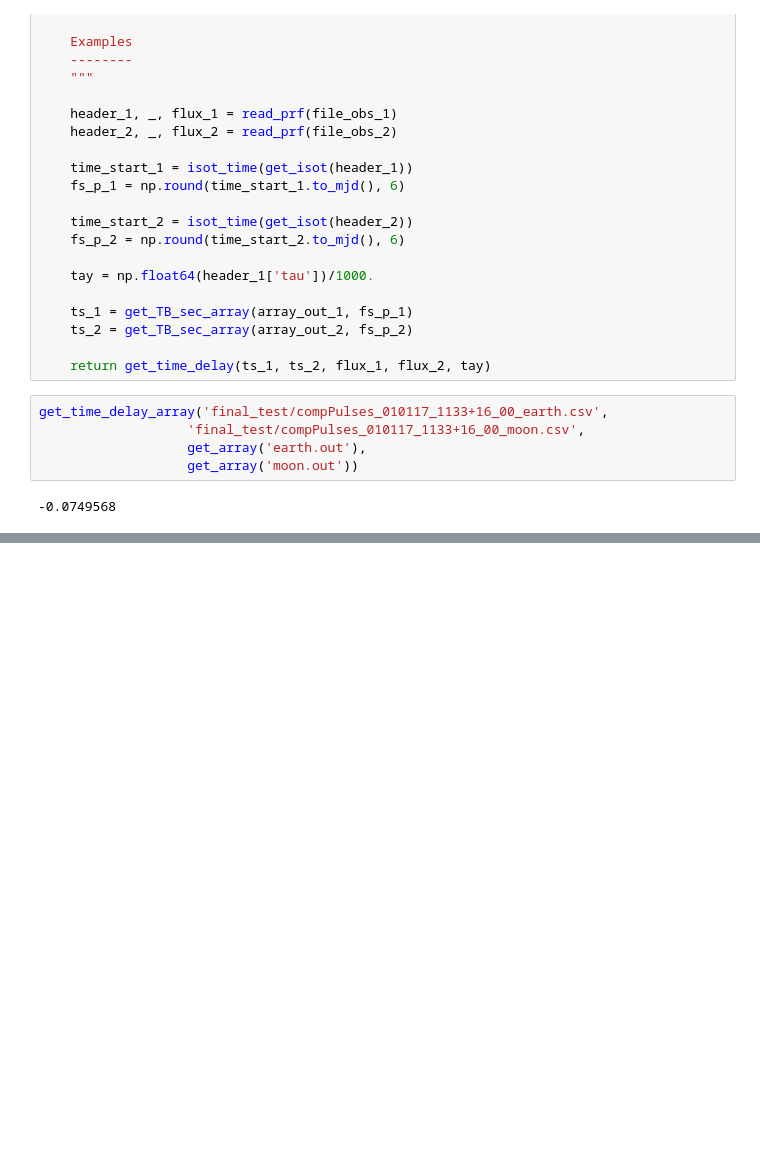
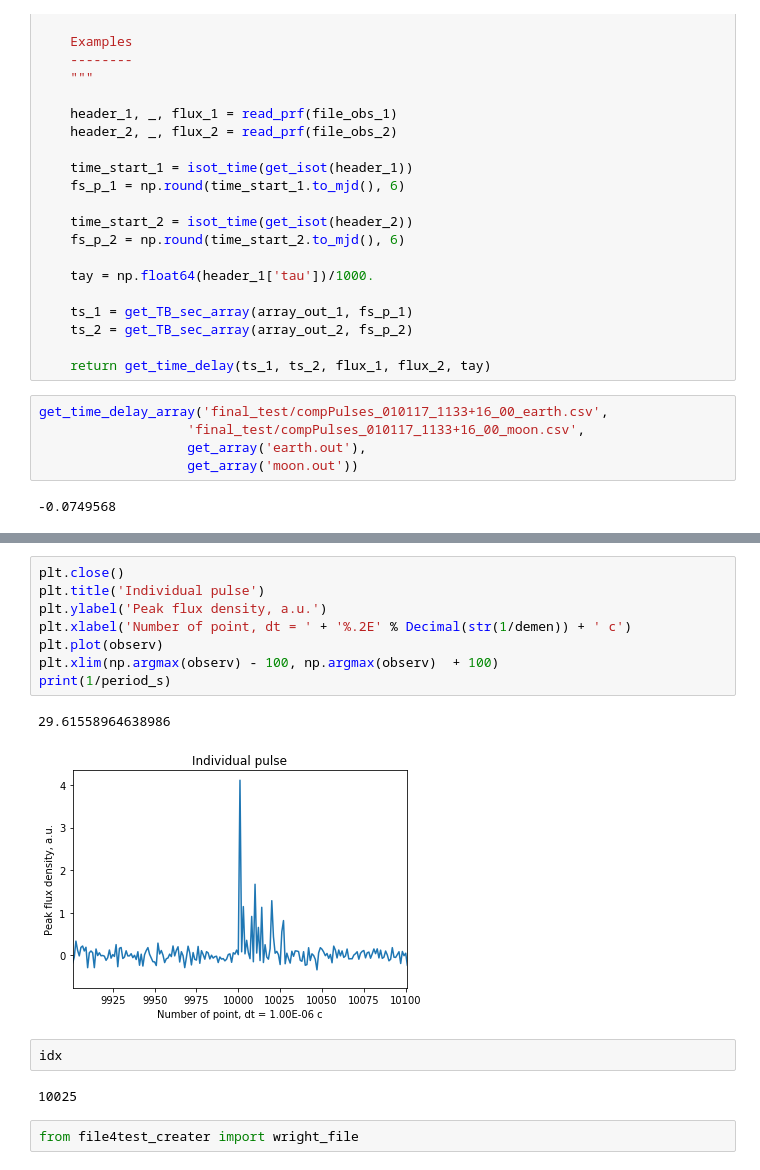
Before and after one commit to KazAndr/gpclock, a Jupyter notebook: develop_file.ipynb, the cells around one changed output, grey strips where cells are left out. Cells and saved outputs as stored; diff of their text form; blank space fills up the shorter version.

```diff
--- a/develop_file.ipynb
+++ b/develop_file.ipynb
@@ -435,0 +497,17 @@ get_time_delay_array('final_test/compPulses_010117_1133+16_00_earth.csv',
+# %%
+plt.close()
+plt.title('Individual pulse')
+plt.ylabel('Peak flux density, a.u.')
+plt.xlabel('Number of point, dt = ' + '%.2E' % Decimal(str(1/demen)) + ' c')
+plt.plot(observ)
+plt.xlim(np.argmax(observ) - 100, np.argmax(observ)  + 100)
+print(1/period_s)
+# %% [output]
+29.61558964638986
+[figure, added]
+# %%
+idx
+# %% [output]
+10025
+# %%
+from file4test_creater import wright_file
```
Also changed, not shown: parts of 7 cells of this notebook.
